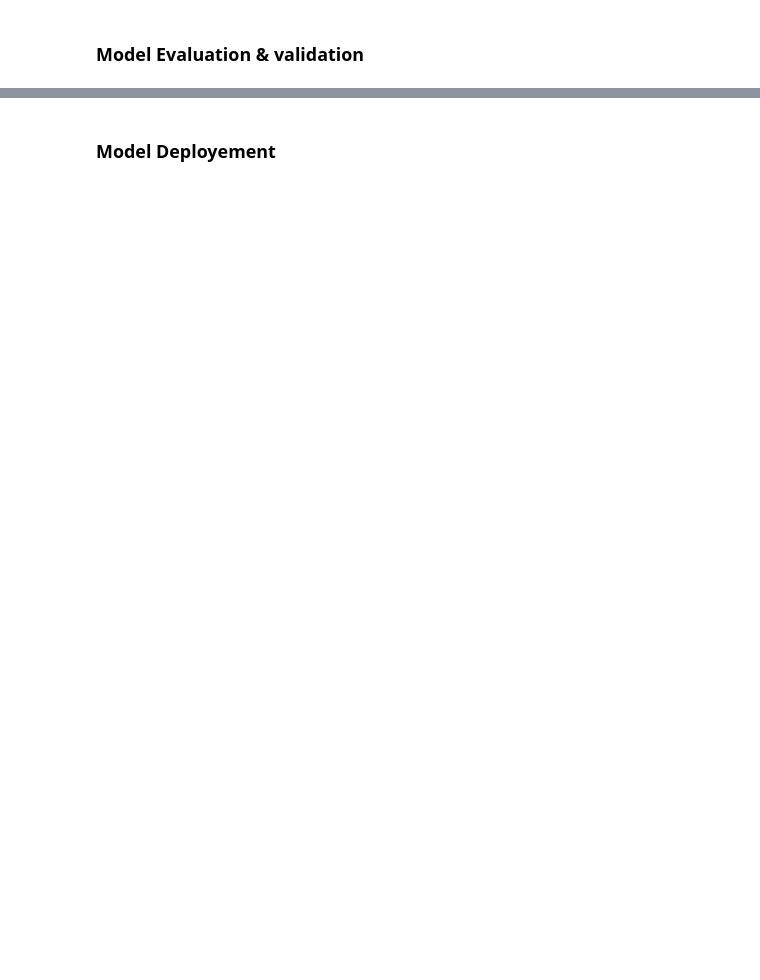
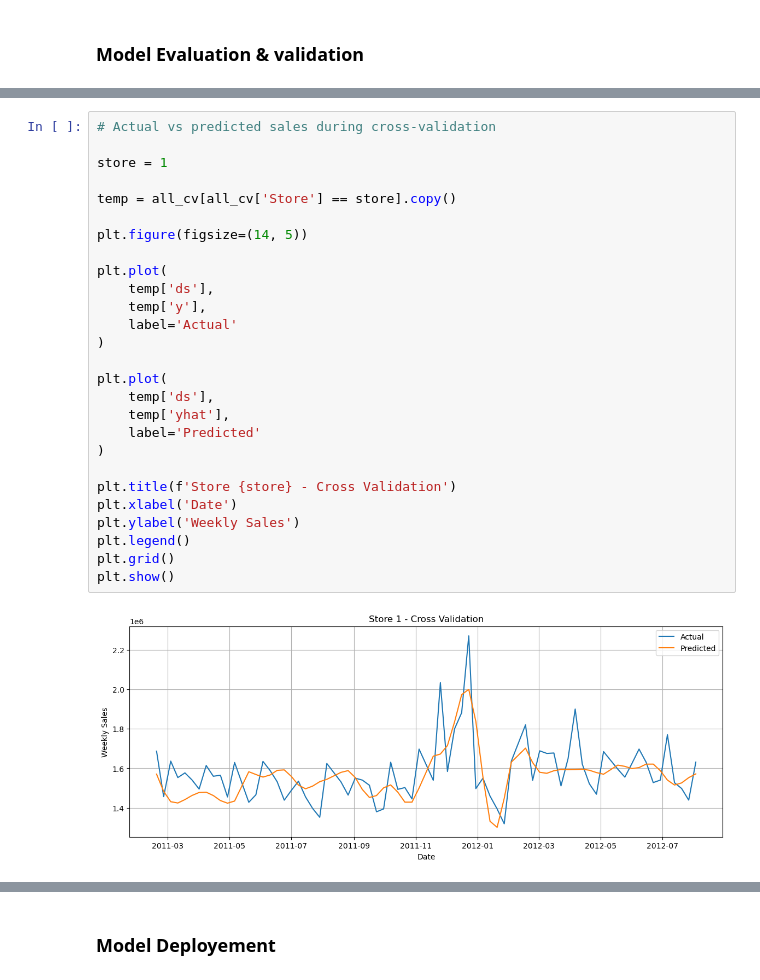
Before and after one commit to Rajwork99/Future-Sales-Forecasting, a Jupyter notebook: forcast.ipynb, the cells around one changed output, grey strips where cells are left out. Cells and saved outputs as stored; diff of their text form; blank space fills up the shorter version.

```diff
--- a/forcast.ipynb
+++ b/forcast.ipynb
@@ -379,0 +879,29 @@ Percentage difference: 711.08%
+# %%
+# Actual vs predicted sales during cross-validation
+
+store = 1
+
+temp = all_cv[all_cv['Store'] == store].copy()
+
+plt.figure(figsize=(14, 5))
+
+plt.plot(
+    temp['ds'],
+    temp['y'],
+    label='Actual'
+)
+
+plt.plot(
+    temp['ds'],
+    temp['yhat'],
+    label='Predicted'
+)
+
+plt.title(f'Store {store} - Cross Validation')
+plt.xlabel('Date')
+plt.ylabel('Weekly Sales')
+plt.legend()
+plt.grid()
+plt.show()
+# %% [output]
+[figure, added]
```
Also changed, not shown: parts of 35 cells of this notebook.
